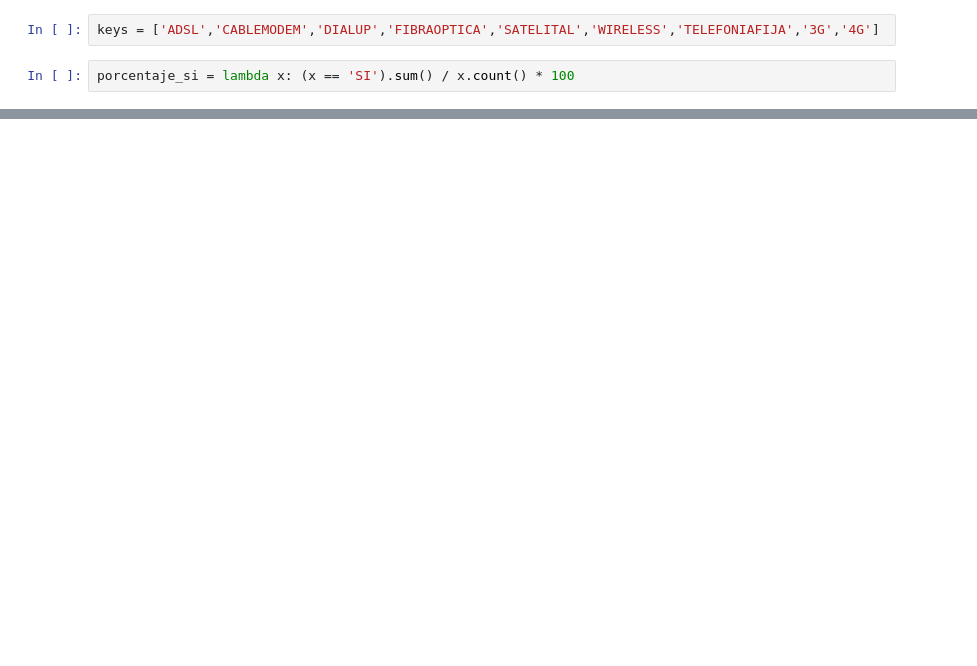
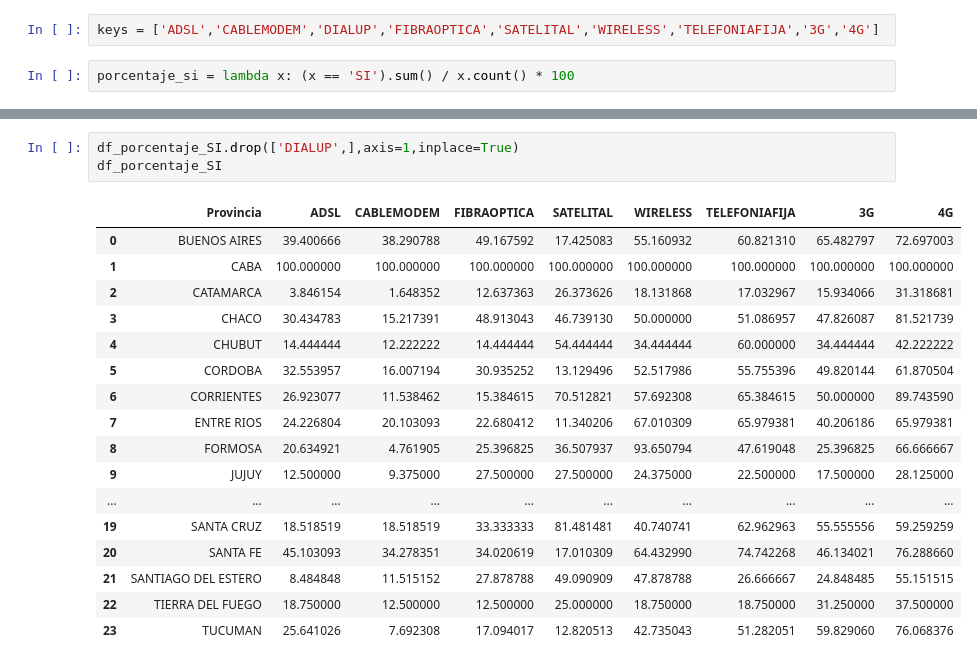
Before and after one commit to Galo0000/Analitics_Proyect, a Jupyter notebook: EDA.ipynb, the cells around one changed output, grey strips where cells are left out. Saved outputs shown, nothing was run; the diff lists cells and outputs as text; blank space fills up the shorter version.

```diff
--- a/EDA.ipynb
+++ b/EDA.ipynb
@@ -41,6 +41,27 @@ df_porcentaje_SI
 | 21 | SANTIAGO DEL ESTERO | 8.484848 | 11.515152 | 0.606061 | 27.878788 | 49.090909 | 47.878788 | 26.666667 | 24.848485 | ... |
 | 22 | TIERRA DEL FUEGO | 18.750000 | 12.500000 | 12.500000 | 12.500000 | 25.000000 | 18.750000 | 18.750000 | 31.250000 | ... |
 | 23 | TUCUMAN | 25.641026 | 7.692308 | 0.854701 | 17.094017 | 12.820513 | 42.735043 | 51.282051 | 59.829060 | ... |
+# %%
+df_porcentaje_SI.drop(['DIALUP',],axis=1,inplace=True)
+df_porcentaje_SI
+# %% [output]
+|  | Provincia | ADSL | CABLEMODEM | FIBRAOPTICA | SATELITAL | WIRELESS | TELEFONIAFIJA | 3G | 4G |
+| 0 | BUENOS AIRES | 39.400666 | 38.290788 | 49.167592 | 17.425083 | 55.160932 | 60.821310 | 65.482797 | 72.697003 |
+| 1 | CABA | 100.000000 | 100.000000 | 100.000000 | 100.000000 | 100.000000 | 100.000000 | 100.000000 | 100.000000 |
+| 2 | CATAMARCA | 3.846154 | 1.648352 | 12.637363 | 26.373626 | 18.131868 | 17.032967 | 15.934066 | 31.318681 |
+| 3 | CHACO | 30.434783 | 15.217391 | 48.913043 | 46.739130 | 50.000000 | 51.086957 | 47.826087 | 81.521739 |
+| 4 | CHUBUT | 14.444444 | 12.222222 | 14.444444 | 54.444444 | 34.444444 | 60.000000 | 34.444444 | 42.222222 |
+| 5 | CORDOBA | 32.553957 | 16.007194 | 30.935252 | 13.129496 | 52.517986 | 55.755396 | 49.820144 | 61.870504 |
+| 6 | CORRIENTES | 26.923077 | 11.538462 | 15.384615 | 70.512821 | 57.692308 | 65.384615 | 50.000000 | 89.743590 |
+| 7 | ENTRE RIOS | 24.226804 | 20.103093 | 22.680412 | 11.340206 | 67.010309 | 65.979381 | 40.206186 | 65.979381 |
+| 8 | FORMOSA | 20.634921 | 4.761905 | 25.396825 | 36.507937 | 93.650794 | 47.619048 | 25.396825 | 66.666667 |
+| 9 | JUJUY | 12.500000 | 9.375000 | 27.500000 | 27.500000 | 24.375000 | 22.500000 | 17.500000 | 28.125000 |
+| ... | ... | ... | ... | ... | ... | ... | ... | ... | ... |
+| 19 | SANTA CRUZ | 18.518519 | 18.518519 | 33.333333 | 81.481481 | 40.740741 | 62.962963 | 55.555556 | 59.259259 |
+| 20 | SANTA FE | 45.103093 | 34.278351 | 34.020619 | 17.010309 | 64.432990 | 74.742268 | 46.134021 | 76.288660 |
+| 21 | SANTIAGO DEL ESTERO | 8.484848 | 11.515152 | 27.878788 | 49.090909 | 47.878788 | 26.666667 | 24.848485 | 55.151515 |
+| 22 | TIERRA DEL FUEGO | 18.750000 | 12.500000 | 12.500000 | 25.000000 | 18.750000 | 18.750000 | 31.250000 | 37.500000 |
+| 23 | TUCUMAN | 25.641026 | 7.692308 | 17.094017 | 12.820513 | 42.735043 | 51.282051 | 59.829060 | 76.068376 |
 # %%
 # Derrite el DataFrame para obtener una columna "Tipo de Conexión" y una columna "Porcentaje"
 df_melted = df_porcentaje_SI.melt(id_vars='Provincia', var_name='Tipo de Conexión', value_name='Porcentaje')
```
Also changed, not shown: parts of 7 cells of this notebook, 3 other files.
